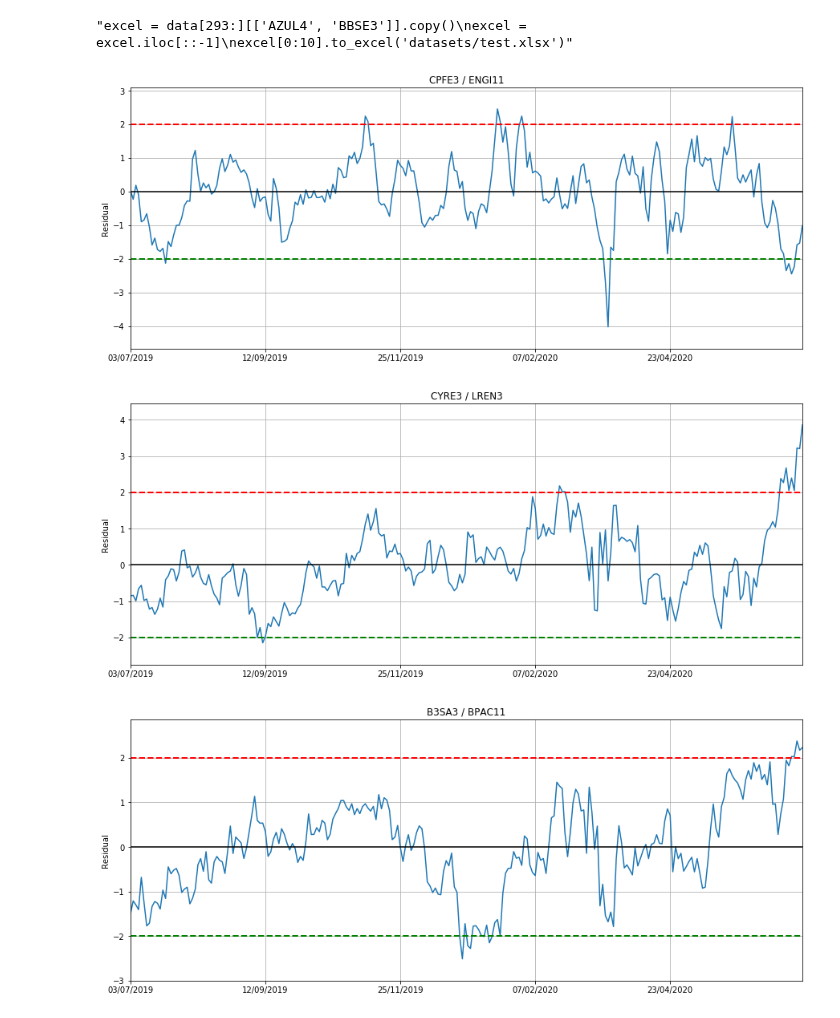
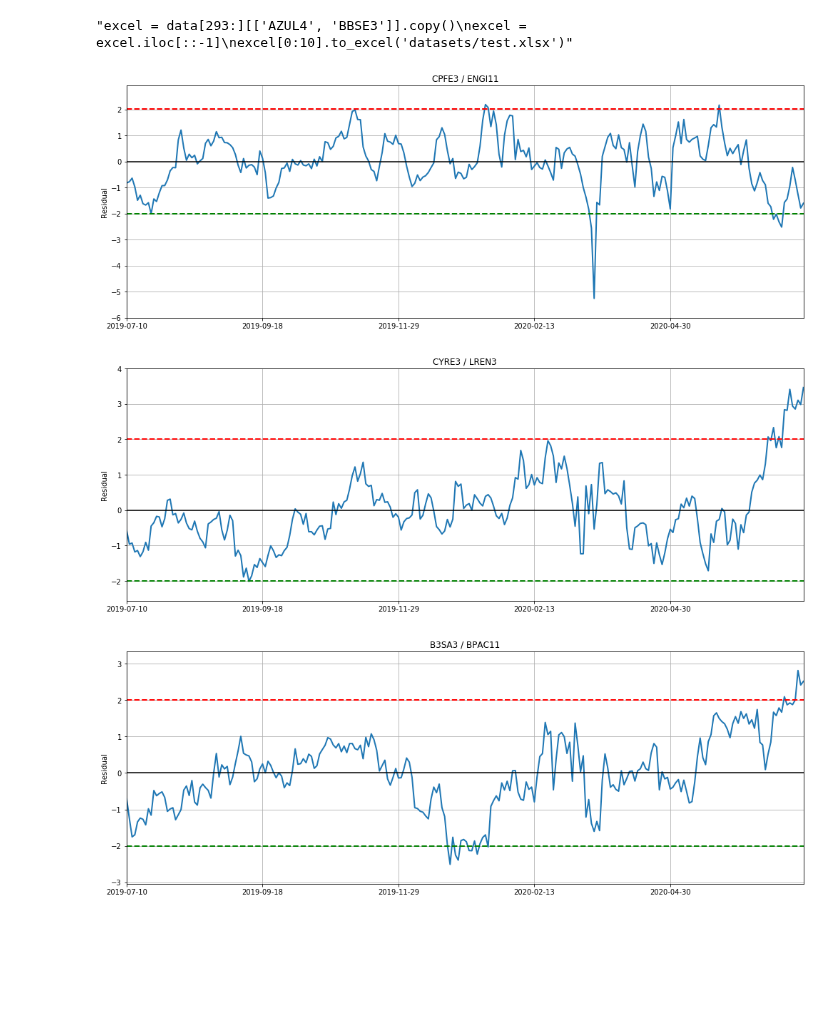
Before and after one commit to andreolvgomes/long-short-by-cointegration, a Jupyter notebook: Analysis-Pairs.ipynb, the cells around one changed output. Drawn from its saved outputs; the diff is of its cells as text; code cells hidden in the pictures; blank space fills up the shorter version.

```diff
--- a/Analysis-Pairs.ipynb
+++ b/Analysis-Pairs.ipynb
@@ -50,8 +55,10 @@ def subshow(data, y_symbol, x_symbol, ax, period=250, title=''):
     ax.axhline(-2*std, color='green', linestyle='--', linewidth=2)
 # %%
 path_data_cart = 'datasets/data_cart.csv'
+path_data_yahoo = 'datasets/data_yahoo.csv'
+path_data = 'datasets/data.csv'
 # %%
-data = pd.read_csv(path_data_cart, index_col=0)
+data = pd.read_csv(path_data_yahoo, index_col=0)
 pairs = pd.read_csv('datasets/cointegrated_pairs.csv')
 
 print('{} to {}'.format(data.index[0], data.index[-1]))
@@ -64,7 +71,7 @@ pairs: (1056, 13)
 # %% [markdown]
 Procura pares que estão quase no ponto de entrada 95% de distância da média e 5% próximo da zona -2 e +2
 # %%
-pairs_signal = pairs.loc[(pairs['Signal'] >= 0.95)].copy()
+pairs_signal = pairs.loc[(pairs['Signal'] >= 1)].copy()
 pairs_signal.reset_index(drop=True, inplace=True)
 pairs_signal.shape
 # %% [output]
@@ -74,5 +79,5 @@ pairs_signal.shape
 # %%
-pairs_signal = pairs_signal.loc[(pairs_signal['PeriodQt'] > 2)].sort_values(by=['HalfLife'], ascending=True).copy()
+pairs_signal = pairs_signal.loc[(pairs_signal['PeriodQt'] >= 5)].sort_values(by=['HalfLife'], ascending=True).copy()
 pairs_signal.reset_index(drop=True, inplace=True)
 pairs_signal
 # %% [output]
@@ -130,11 +136,11 @@ excel[0:10].to_excel('datasets/test.xlsx')"""
 # %%
 for i, row in operation.iterrows():
     y, x = getvalues_by_period(data[row['Dependente']], data[row['Independente']], row['Period'])
     row = operation.iloc[i]
     y_symbol = row['Dependente']
     x_symbol = row['Independente']
-    show(data, y_symbol, x_symbol)
+    coint.show(data, y_symbol, x_symbol)
 # %% [output]
-[figure, old version]
+[figure, new version]
-[figure, old version]
+[figure, new version]
-[figure, old version]
+[figure, new version]
```
Also changed, not shown: parts of 11 cells of this notebook, 14 other files.
